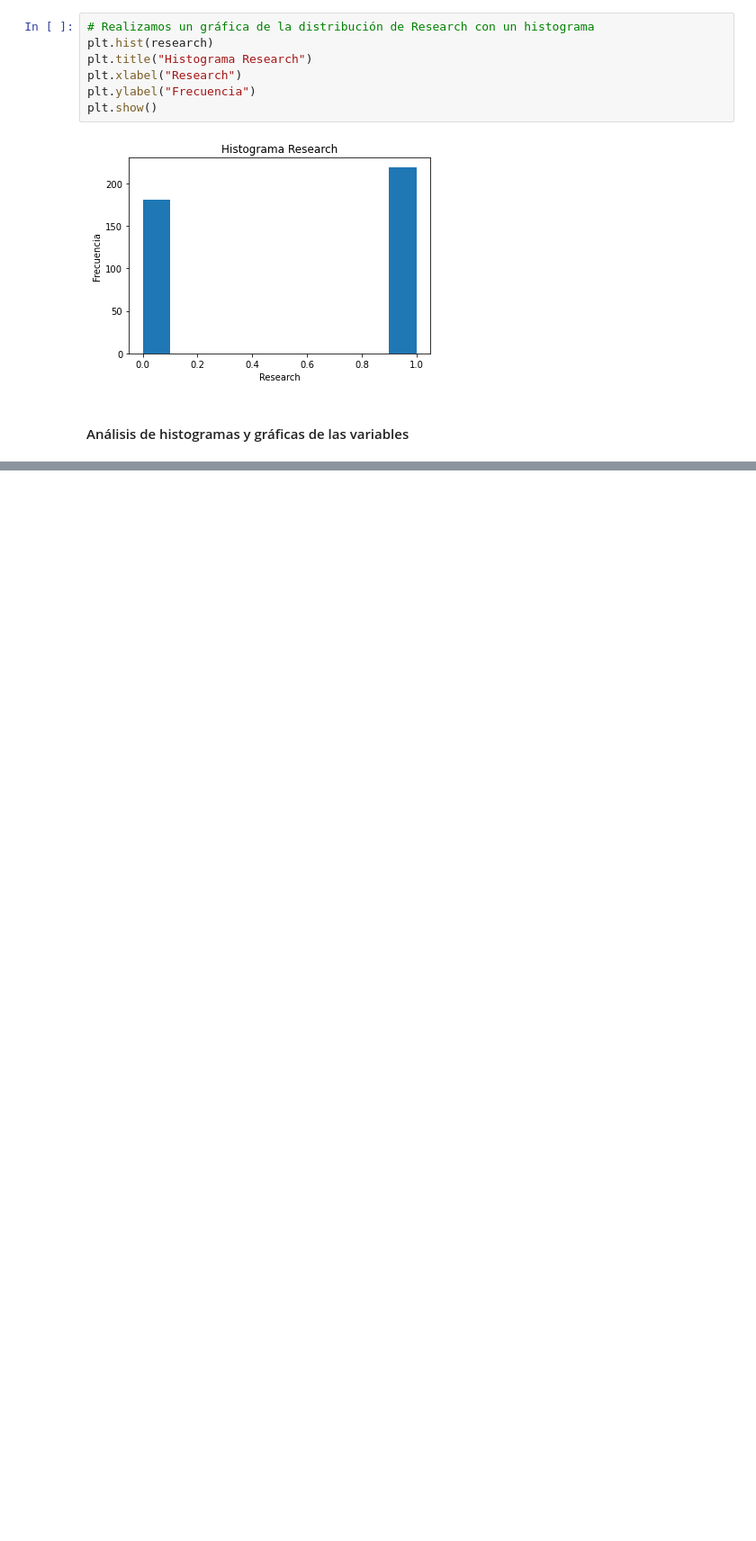
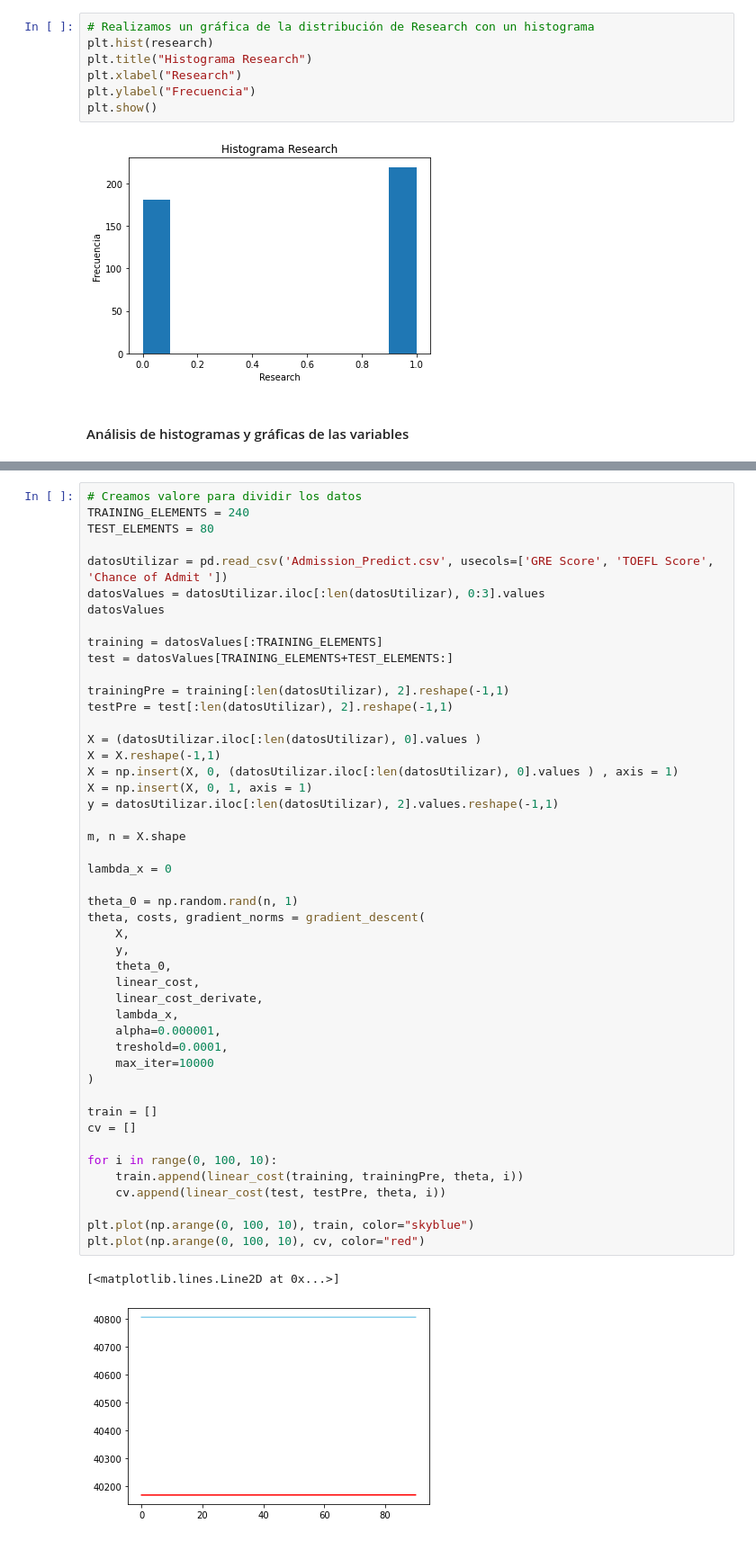
Before and after one commit to DavidSoto5317/HDT1IA, a Jupyter notebook: HDT1 - David Soto.ipynb, the cells around one changed output, grey strips where cells are left out. Shown at 90% size. Drawn from its saved outputs; the diff is of its cells as text; blank space fills up the shorter version.

```diff
--- a/HDT1 - David Soto.ipynb
+++ b/HDT1 - David Soto.ipynb
@@ -235,0 +254,50 @@ Por último, se tienen 3 variables, las cuales bien se podrían acoplar a un mod
+# %%
+# Creamos valore para dividir los datos
+TRAINING_ELEMENTS = 240
+TEST_ELEMENTS = 80
+
+datosUtilizar = pd.read_csv('Admission_Predict.csv', usecols=['GRE Score', 'TOEFL Score', 'Chance of Admit '])
+datosValues = datosUtilizar.iloc[:len(datosUtilizar), 0:3].values
+datosValues
+
+training = datosValues[:TRAINING_ELEMENTS]
+test = datosValues[TRAINING_ELEMENTS+TEST_ELEMENTS:]
+
+trainingPre = training[:len(datosUtilizar), 2].reshape(-1,1)
+testPre = test[:len(datosUtilizar), 2].reshape(-1,1)
+
+X = (datosUtilizar.iloc[:len(datosUtilizar), 0].values )
+X = X.reshape(-1,1)
+X = np.insert(X, 0, (datosUtilizar.iloc[:len(datosUtilizar), 0].values ) , axis = 1)
+X = np.insert(X, 0, 1, axis = 1)
+y = datosUtilizar.iloc[:len(datosUtilizar), 2].values.reshape(-1,1)
+
+m, n = X.shape
+
+lambda_x = 0
+
+theta_0 = np.random.rand(n, 1)
+theta, costs, gradient_norms = gradient_descent(
+    X,
+    y,
+    theta_0,
+    linear_cost,
+    linear_cost_derivate,
+    lambda_x,
+    alpha=0.000001,
+    treshold=0.0001,
+    max_iter=10000
+)
+
+train = []
+cv = []
+
+for i in range(0, 100, 10):
+    train.append(linear_cost(training, trainingPre, theta, i))
+    cv.append(linear_cost(test, testPre, theta, i))
+
+plt.plot(np.arange(0, 100, 10), train, color="skyblue")
+plt.plot(np.arange(0, 100, 10), cv, color="red")
+# %% [output]
+[<matplotlib.lines.Line2D at 0x...>]
+[figure, added]
```
Also changed, not shown: parts of 32 cells of this notebook, 4 other files.
